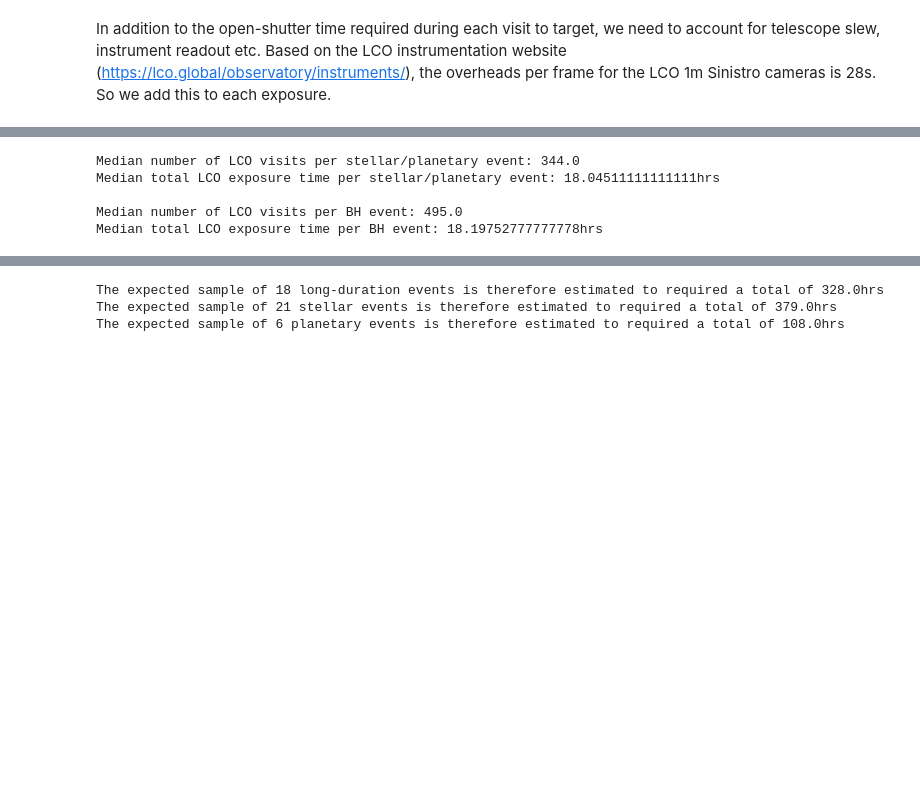
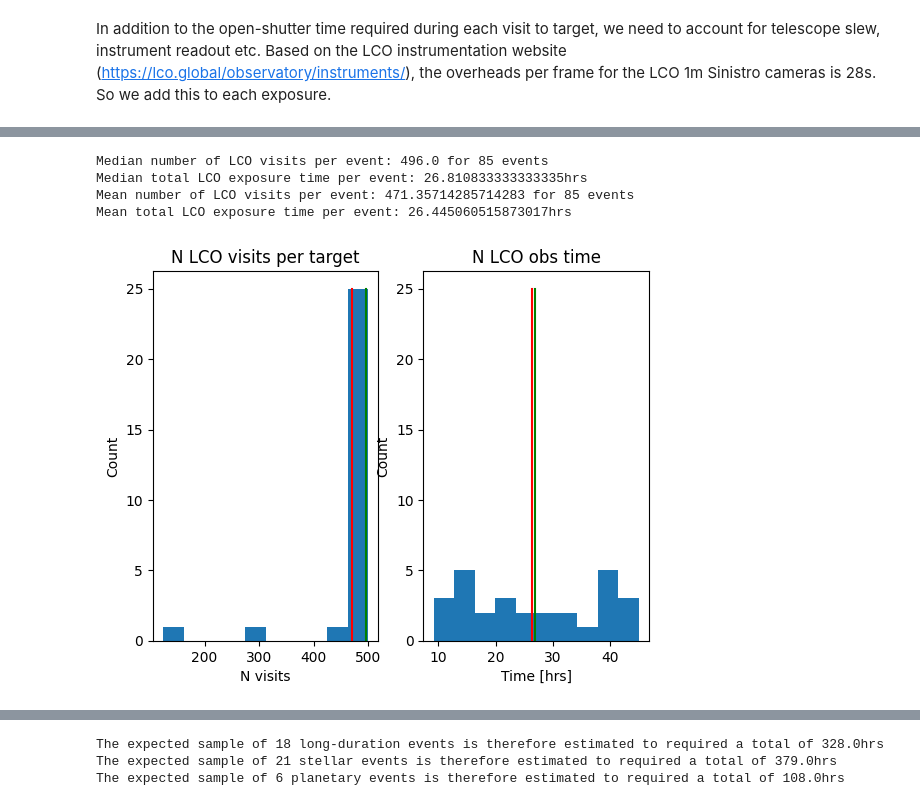
Before and after one commit to rachel3834/lco_mulens_kp2023, a Jupyter notebook: estimated_number_bulge_events.ipynb, the cells around one changed output, grey strips where cells are left out. Saved outputs shown, nothing was run; the diff lists cells and outputs as text; code cells hidden in the pictures; blank space fills up the shorter version.

```diff
--- a/estimated_number_bulge_events.ipynb
+++ b/estimated_number_bulge_events.ipynb
@@ -372,18 +430,43 @@ stellar_events = list(set(stellar_events).intersection(set(observed_events)))
 # %%
+# Get the table indices of long-duration events
+bh_events = np.where(events_table['tE'] > 100.0)[0]
+
 # Estimate the number of visits per target and observing time required:
-(lco_nvisits_stellar, lco_obs_time_stellar) = estimate_obs_time(stellar_events, events_table, dataset)
-(lco_nvisits_bh, lco_obs_time_bh) = estimate_obs_time(bh_events, events_table, dataset)
+(lco_nvisits_bh, lco_obs_time_bh) = estimate_obs_time(bh_events, events_table, dataset, nobs_cut=True)
 
-time_per_bh_event = np.median(lco_obs_time_bh)
-time_per_stellar_event = np.median(lco_obs_time_stellar)
+fig, axs = plt.subplots(1, 2)
+axs[0].hist(lco_nvisits_bh)
+axs[0].set_title('N LCO visits per target')
+axs[0].set_xlabel('N visits')
+axs[0].set_ylabel('Count')
+#axs[0].set_xlim([0,1000])
+axs[1].hist(lco_obs_time_bh)
+axs[1].set_title('N LCO obs time')
+axs[1].set_xlabel('Time [hrs]')
+axs[1].set_ylabel('Count')
 
-print('Median number of LCO visits per stellar/planetary event: '+str(np.median(lco_nvisits_stellar)))
-print('Median total LCO exposure time per stellar/planetary event: '+str(time_per_stellar_event)+'hrs\n')
-print('Median number of LCO visits per BH event: '+str(np.median(lco_nvisits_bh)))
-print('Median total LCO exposure time per BH event: '+str(time_per_bh_event)+'hrs')
+time_per_bh_lens = np.median(lco_obs_time_bh)
+avg_time_per_bh_lens = lco_obs_time_bh.mean()
+visits_per_bh_lens = np.median(lco_nvisits_bh)
+avg_visits_per_bh_lens = lco_nvisits_bh.mean()
+
+axs[0].plot([visits_per_bh_lens,visits_per_bh_lens],
+            [0,25], 'g-')
+axs[0].plot([avg_visits_per_bh_lens,avg_visits_per_bh_lens],
+            [0,25], 'r-')
+axs[1].plot([time_per_bh_lens,time_per_bh_lens],
+            [0,25], 'g-')
+axs[1].plot([avg_time_per_bh_lens,avg_time_per_bh_lens],
+            [0,25], 'r-')
+
+print('Median number of LCO visits per event: '+str(visits_per_bh_lens)+' for '+str(len(bh_events))+' events')
+print('Median total LCO exposure time per event: '+str(time_per_bh_lens)+'hrs')
+
+print('Mean number of LCO visits per event: '+str(avg_visits_per_bh_lens)+' for '+str(len(bh_events))+' events')
+print('Mean total LCO exposure time per event: '+str(avg_time_per_bh_lens)+'hrs')
 # %% [output]
-Median number of LCO visits per stellar/planetary event: 344.0
-Median total LCO exposure time per stellar/planetary event: 18.04511111111111hrs
-
-Median number of LCO visits per BH event: 495.0
-Median total LCO exposure time per BH event: 18.19752777777778hrs
+Median number of LCO visits per event: 496.0 for 85 events
+Median total LCO exposure time per event: 26.810833333333335hrs
+Mean number of LCO visits per event: 471.35714285714283 for 85 events
+Mean total LCO exposure time per event: 26.445060515873017hrs
+[figure, added]
```
Also changed, not shown: parts of 5 cells of this notebook, 15 other files.
